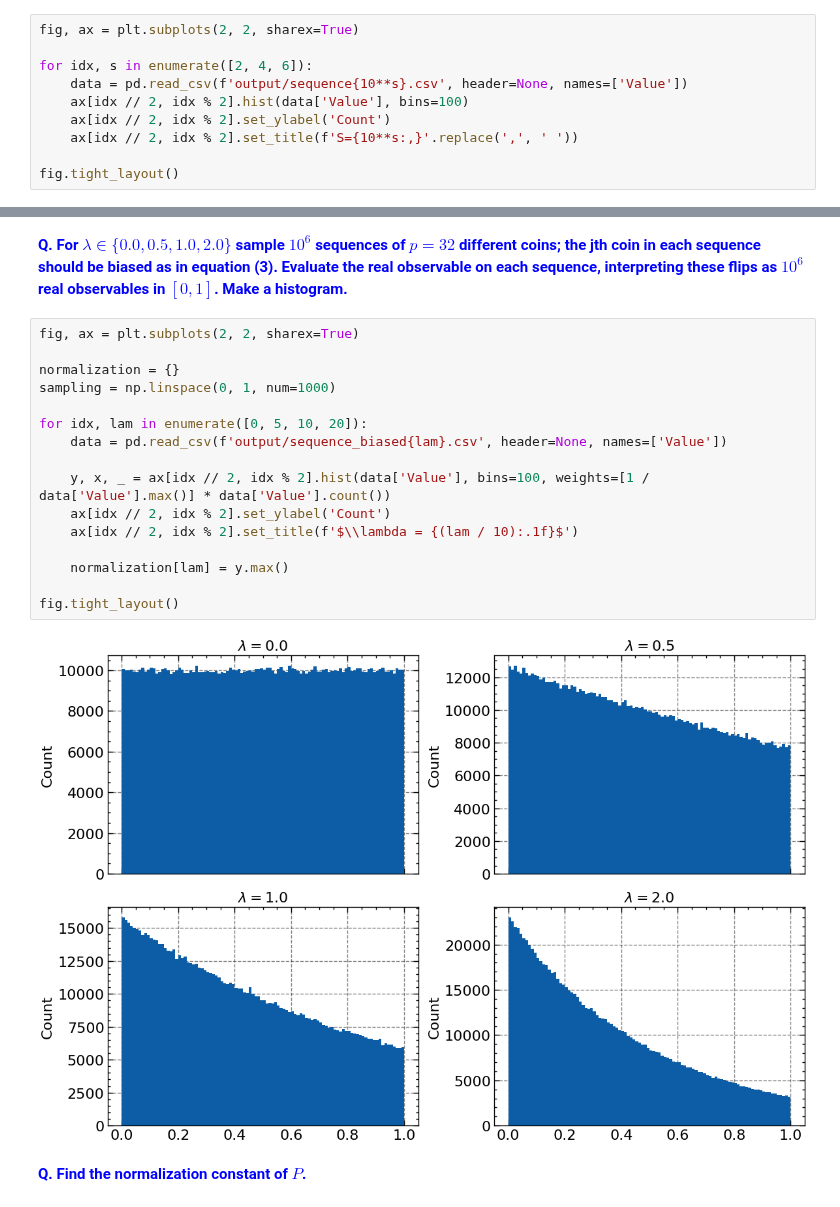
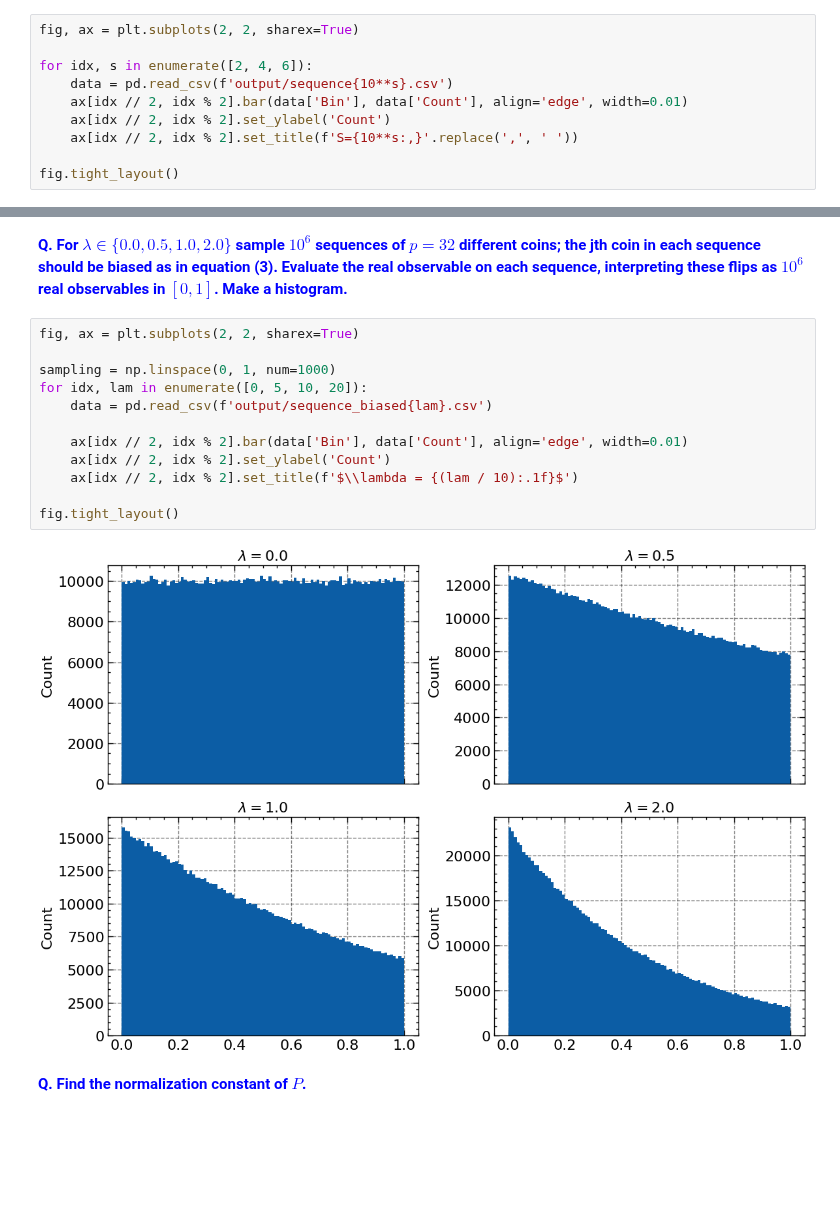
Before and after one commit to lennartvrg/ComputationalPhysics, a Jupyter notebook: 2 - Simple Sampling Experiments/Auswertung.ipynb, the cells around one changed output, grey strips where cells are left out. Cells and saved outputs as stored; diff of their text form; blank space fills up the shorter version.

```diff
--- a/2 - Simple Sampling Experiments/Auswertung.ipynb
+++ b/2 - Simple Sampling Experiments/Auswertung.ipynb
@@ -56,8 +56,8 @@ The maximum is reached when all coins land on head. This time the summation is n
 fig, ax = plt.subplots(2, 2, sharex=True)
 
 for idx, s in enumerate([2, 4, 6]):
-    data = pd.read_csv(f'output/sequence{10**s}.csv', header=None, names=['Value'])
-    ax[idx // 2, idx % 2].hist(data['Value'], bins=100)
+    data = pd.read_csv(f'output/sequence{10**s}.csv')
+    ax[idx // 2, idx % 2].bar(data['Bin'], data['Count'], align='edge', width=0.01)
     ax[idx // 2, idx % 2].set_ylabel('Count')
     ax[idx // 2, idx % 2].set_title(f'S={10**s:,}'.replace(',', ' '))
 
@@ -71,21 +71,17 @@ fig.tight_layout()
 # %%
 fig, ax = plt.subplots(2, 2, sharex=True)
 
-normalization = {}
 sampling = np.linspace(0, 1, num=1000)
+for idx, lam in enumerate([0, 5, 10, 20]):
+    data = pd.read_csv(f'output/sequence_biased{lam}.csv')
 
-for idx, lam in enumerate([0, 5, 10, 20]):
-    data = pd.read_csv(f'output/sequence_biased{lam}.csv', header=None, names=['Value'])
-
-    y, x, _ = ax[idx // 2, idx % 2].hist(data['Value'], bins=100, weights=[1 / data['Value'].max()] * data['Value'].count())
+    ax[idx // 2, idx % 2].bar(data['Bin'], data['Count'], align='edge', width=0.01)
     ax[idx // 2, idx % 2].set_ylabel('Count')
     ax[idx // 2, idx % 2].set_title(f'$\\lambda = {(lam / 10):.1f}$')
 
-    normalization[lam] = y.max()
-
 fig.tight_layout()
 # %% [output]
-[figure, old version]
+[figure, new version]
 # %% [markdown]
 <font color="blue"> **Q. Find the normalization constant of $P$.**</font>
 # %% [markdown]
```
Also changed, not shown: parts of 5 cells of this notebook, 5 other files.
